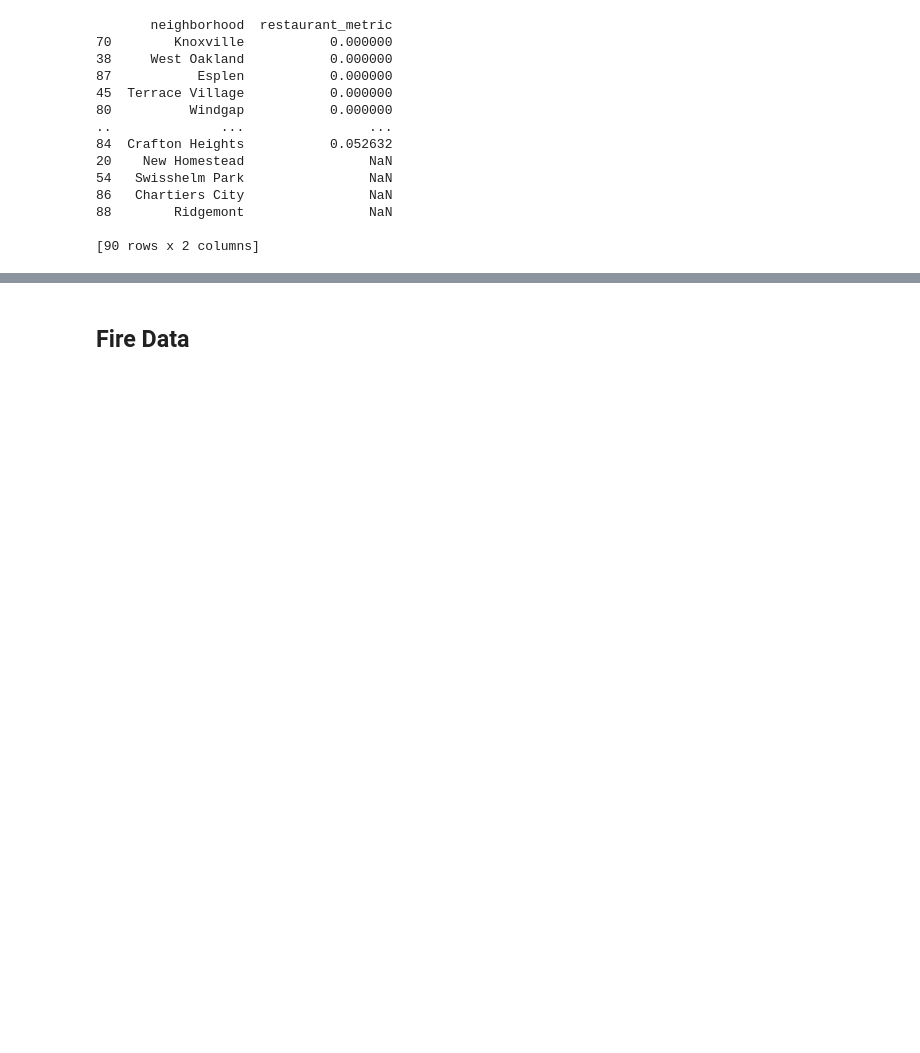
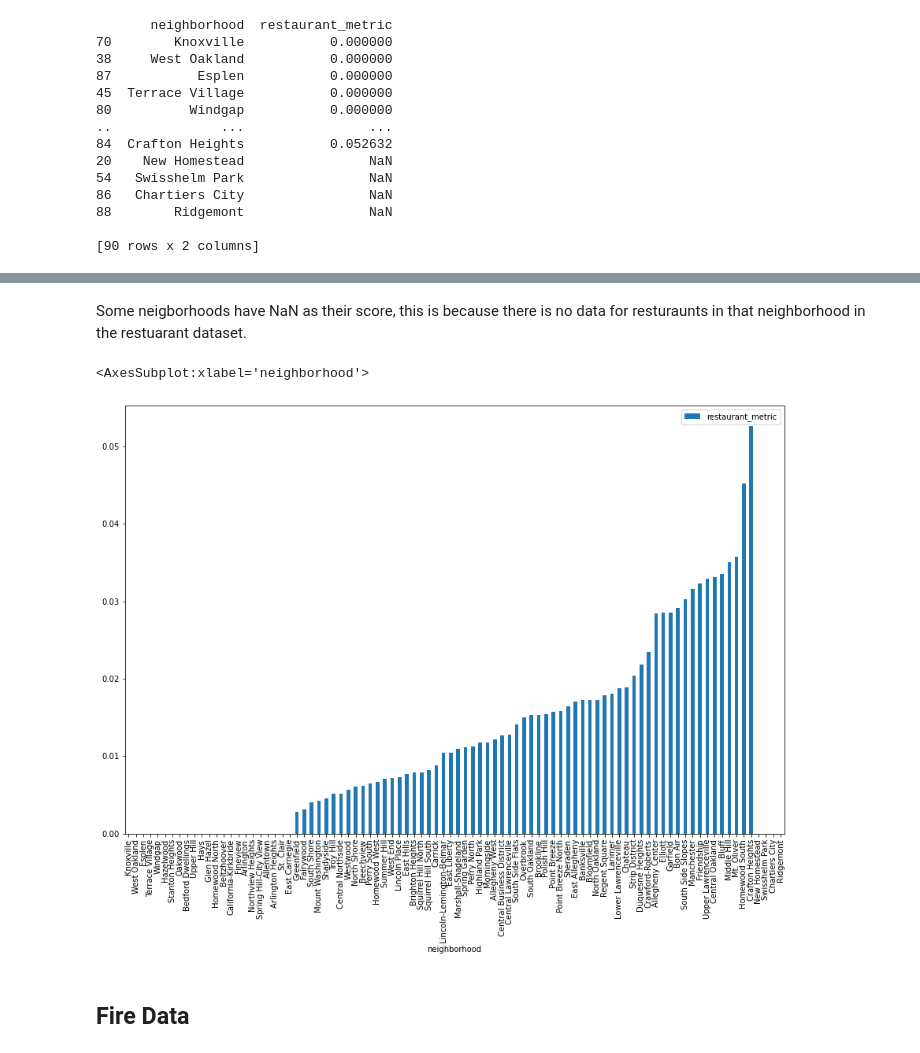
Before and after one commit to Steven-Jarmell/CS0010-FinalProject, a Jupyter notebook: FinalProjectMainFile.ipynb, the cells around one changed output, grey strips where cells are left out. Cells and saved outputs as stored; diff of their text form; code cells hidden in the pictures; blank space fills up the shorter version.

Commit message:
Break up restaurant section

```diff
--- a/FinalProjectMainFile.ipynb
+++ b/FinalProjectMainFile.ipynb
@@ -119,3 +141,10 @@ print(neighborhood_metrics.sort_values("restaurant_metric"))
 88        Ridgemont                NaN
 
 [90 rows x 2 columns]
+# %%
+sorted_neighborhood_metrics = neighborhood_metrics.sort_values("restaurant_metric")
+sorted_neighborhood_metrics.index = sorted_neighborhood_metrics["neighborhood"]
+del sorted_neighborhood_metrics["neighborhood"]
+
+
+print(sorted_neighborhood_metrics)
@@ -122,3 +167,11 @@ print(neighborhood_metrics.sort_values("restaurant_metric"))
+# %% [markdown]
+Some neigborhoods have NaN as their score, this is because there is no data for resturaunts in that neighborhood in the restuarant dataset.
+# %%
+
+sorted_neighborhood_metrics.plot(kind = 'bar', figsize=(15,10))
+# %% [output]
+<AxesSubplot:xlabel='neighborhood'>
+[figure, added]
 # %% [markdown]
 ## Fire Data
 # %%
```
Also changed, not shown: parts of 7 cells of this notebook.
